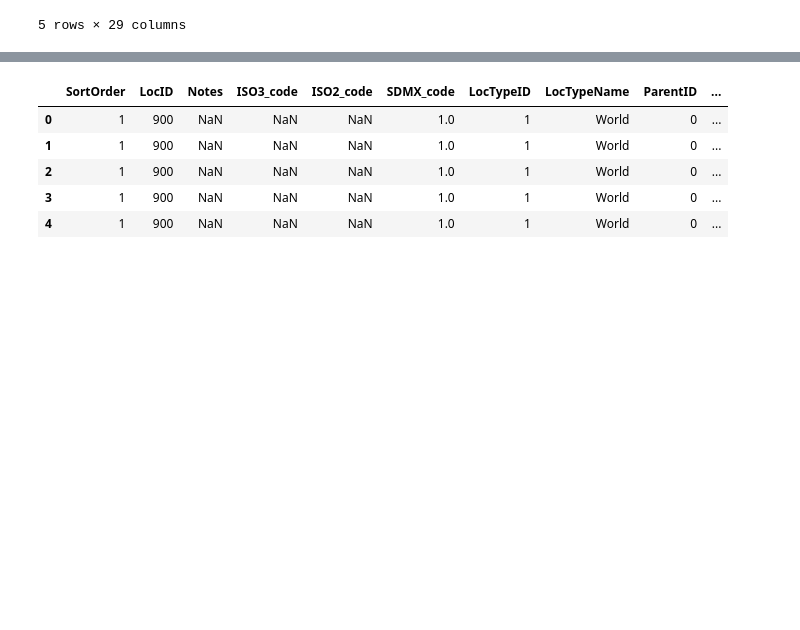
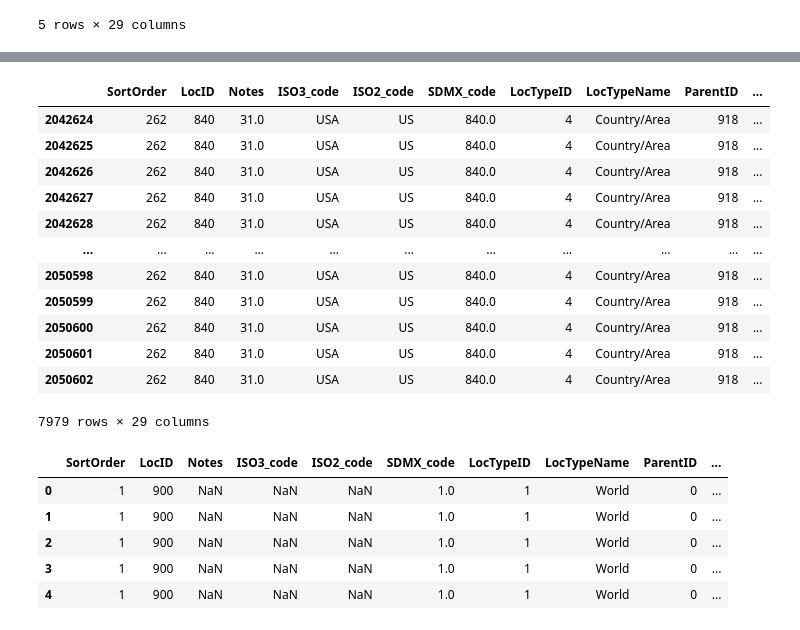
Before and after one commit to maximarbuzov/maxim, a Jupyter notebook: Untitled9.ipynb, the cells around one changed output, grey strips where cells are left out. Saved outputs shown, nothing was run; the diff lists cells and outputs as text; code cells hidden in the pictures; blank space fills up the shorter version.

```diff
--- a/Untitled9.ipynb
+++ b/Untitled9.ipynb
@@ -44,3 +180,21 @@ data3.head()
+# %%
+data3=data3[data3.Location=='United States of America']
+# %%
+data3
+# %% [output]
+|  | SortOrder | LocID | Notes | ISO3_code | ISO2_code | SDMX_code | LocTypeID | LocTypeName | ParentID | ... |
+| 2042624 | 262 | 840 | 31.0 | USA | US | 840.0 | 4 | Country/Area | 918 | ... |
+| 2042625 | 262 | 840 | 31.0 | USA | US | 840.0 | 4 | Country/Area | 918 | ... |
+| 2042626 | 262 | 840 | 31.0 | USA | US | 840.0 | 4 | Country/Area | 918 | ... |
+| 2042627 | 262 | 840 | 31.0 | USA | US | 840.0 | 4 | Country/Area | 918 | ... |
+| 2042628 | 262 | 840 | 31.0 | USA | US | 840.0 | 4 | Country/Area | 918 | ... |
+| ... | ... | ... | ... | ... | ... | ... | ... | ... | ... | ... |
+| 2050598 | 262 | 840 | 31.0 | USA | US | 840.0 | 4 | Country/Area | 918 | ... |
+| 2050599 | 262 | 840 | 31.0 | USA | US | 840.0 | 4 | Country/Area | 918 | ... |
+| 2050600 | 262 | 840 | 31.0 | USA | US | 840.0 | 4 | Country/Area | 918 | ... |
+| 2050601 | 262 | 840 | 31.0 | USA | US | 840.0 | 4 | Country/Area | 918 | ... |
+| 2050602 | 262 | 840 | 31.0 | USA | US | 840.0 | 4 | Country/Area | 918 | ... |
+7979 rows × 29 columns
 # %%
 data4=pd.read_csv("http://intersyn.net/Population.csv")
 # %%
```
Also changed, not shown: parts of 24 cells of this notebook.
